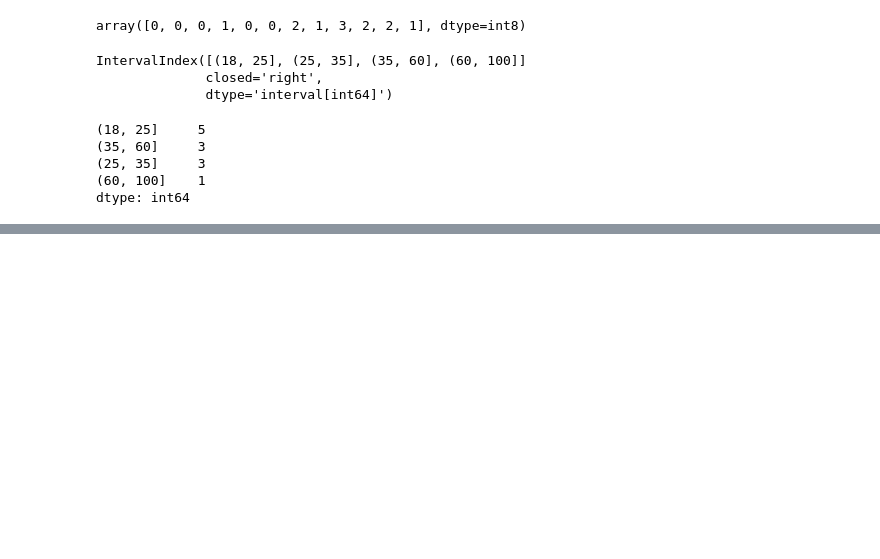
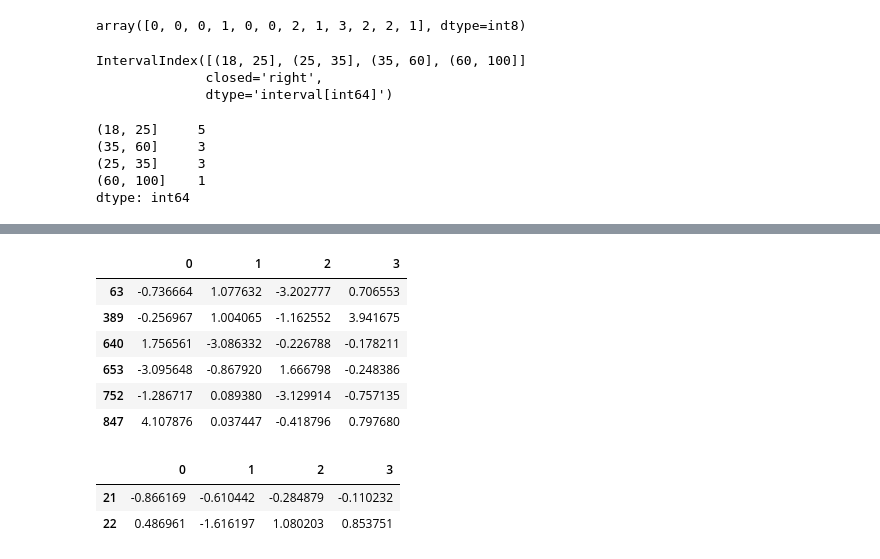
Before and after one commit to RookieDay/py_basic, a Jupyter notebook: pydata-notebook/00_process.ipynb, the cells around one changed output, grey strips where cells are left out. Cells and saved outputs as stored; diff of their text form; code cells hidden in the pictures; blank space fills up the shorter version.

```diff
--- a/pydata-notebook/00_process.ipynb
+++ b/pydata-notebook/00_process.ipynb
@@ -1285,0 +1396,10 @@ dtype: int64
+# %%
+data[(np.abs(data) > 3).any(1)] # any中axis=1表示column
+# %% [output]
+|  | 0 | 1 | 2 | 3 |
+| 63 | -0.736664 | 1.077632 | -3.202777 | 0.706553 |
+| 389 | -0.256967 | 1.004065 | -1.162552 | 3.941675 |
+| 640 | 1.756561 | -3.086332 | -0.226788 | -0.178211 |
+| 653 | -3.095648 | -0.867920 | 1.666798 | -0.248386 |
+| 752 | -1.286717 | 0.089380 | -3.129914 | -0.757135 |
+| 847 | 4.107876 | 0.037447 | -0.418796 | 0.797680 |
@@ -1285,0 +1408,6 @@ dtype: int64
+# %%
+data[21:23]
+# %% [output]
+|  | 0 | 1 | 2 | 3 |
+| 21 | -0.866169 | -0.610442 | -0.284879 | -0.110232 |
+| 22 | 0.486961 | -1.616197 | 1.080203 | 0.853751 |
```
Also changed, not shown: parts of 28 cells of this notebook, 2 other files.
